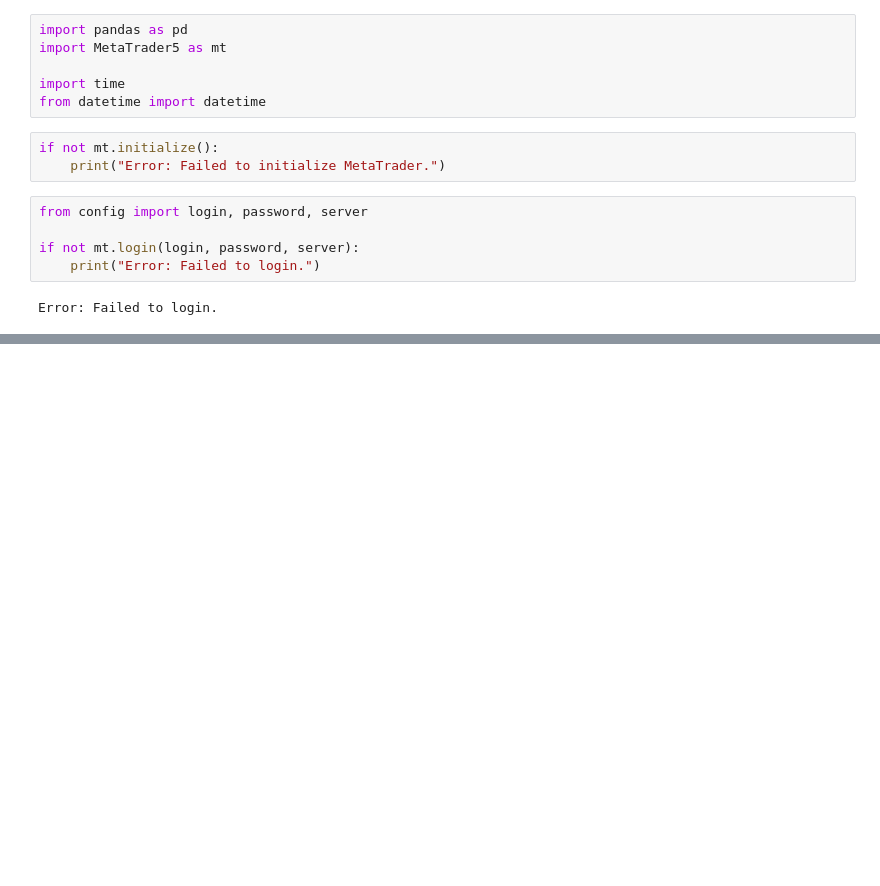
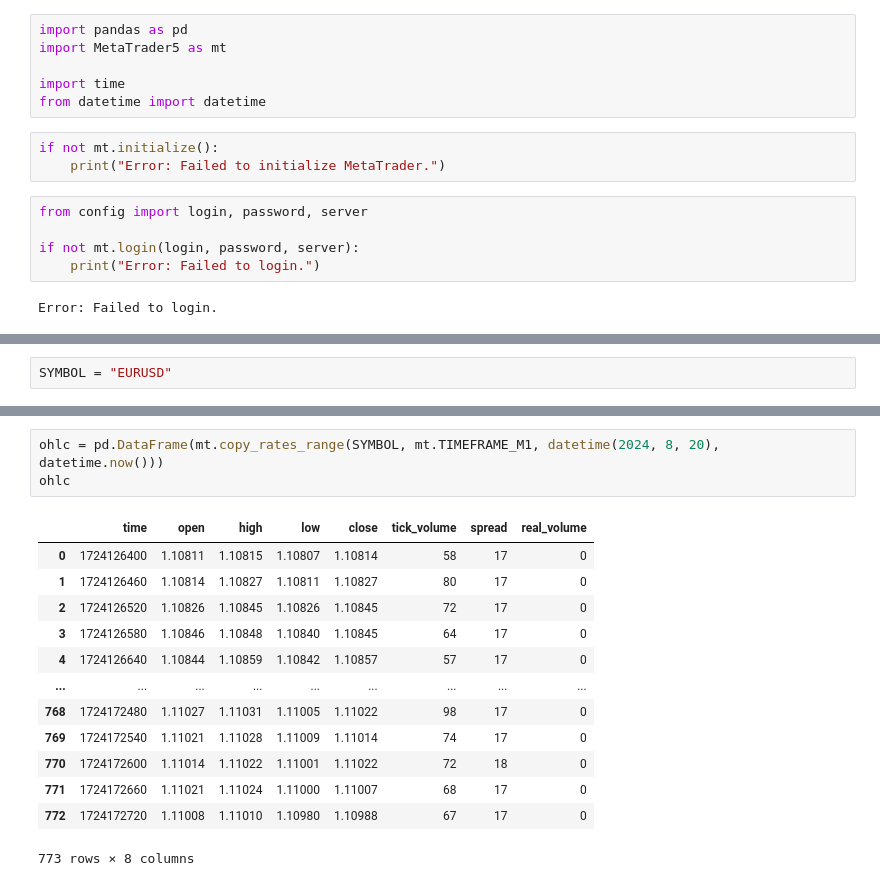
Before and after one commit to ouckah/ouckah-stocks, a Jupyter notebook: bot.ipynb, the cells around one changed output, grey strips where cells are left out. Drawn from its saved outputs; the diff is of its cells as text; blank space fills up the shorter version.

```diff
--- a/bot.ipynb
+++ b/bot.ipynb
@@ -43,0 +44,2 @@ Equity: 0.0
+# %%
+SYMBOL = "EURUSD"
@@ -43,0 +66,17 @@ Equity: 0.0
+# %%
+ohlc = pd.DataFrame(mt.copy_rates_range(SYMBOL, mt.TIMEFRAME_M1, datetime(2024, 8, 20), datetime.now()))
+ohlc
+# %% [output]
+|  | time | open | high | low | close | tick_volume | spread | real_volume |
+| 0 | 1724126400 | 1.10811 | 1.10815 | 1.10807 | 1.10814 | 58 | 17 | 0 |
+| 1 | 1724126460 | 1.10814 | 1.10827 | 1.10811 | 1.10827 | 80 | 17 | 0 |
+| 2 | 1724126520 | 1.10826 | 1.10845 | 1.10826 | 1.10845 | 72 | 17 | 0 |
+| 3 | 1724126580 | 1.10846 | 1.10848 | 1.10840 | 1.10845 | 64 | 17 | 0 |
+| 4 | 1724126640 | 1.10844 | 1.10859 | 1.10842 | 1.10857 | 57 | 17 | 0 |
+| ... | ... | ... | ... | ... | ... | ... | ... | ... |
+| 768 | 1724172480 | 1.11027 | 1.11031 | 1.11005 | 1.11022 | 98 | 17 | 0 |
+| 769 | 1724172540 | 1.11021 | 1.11028 | 1.11009 | 1.11014 | 74 | 17 | 0 |
+| 770 | 1724172600 | 1.11014 | 1.11022 | 1.11001 | 1.11022 | 72 | 18 | 0 |
+| 771 | 1724172660 | 1.11021 | 1.11024 | 1.11000 | 1.11007 | 68 | 17 | 0 |
+| 772 | 1724172720 | 1.11008 | 1.11010 | 1.10980 | 1.10988 | 67 | 17 | 0 |
+773 rows × 8 columns
```
Also changed, not shown: parts of 8 cells of this notebook.
